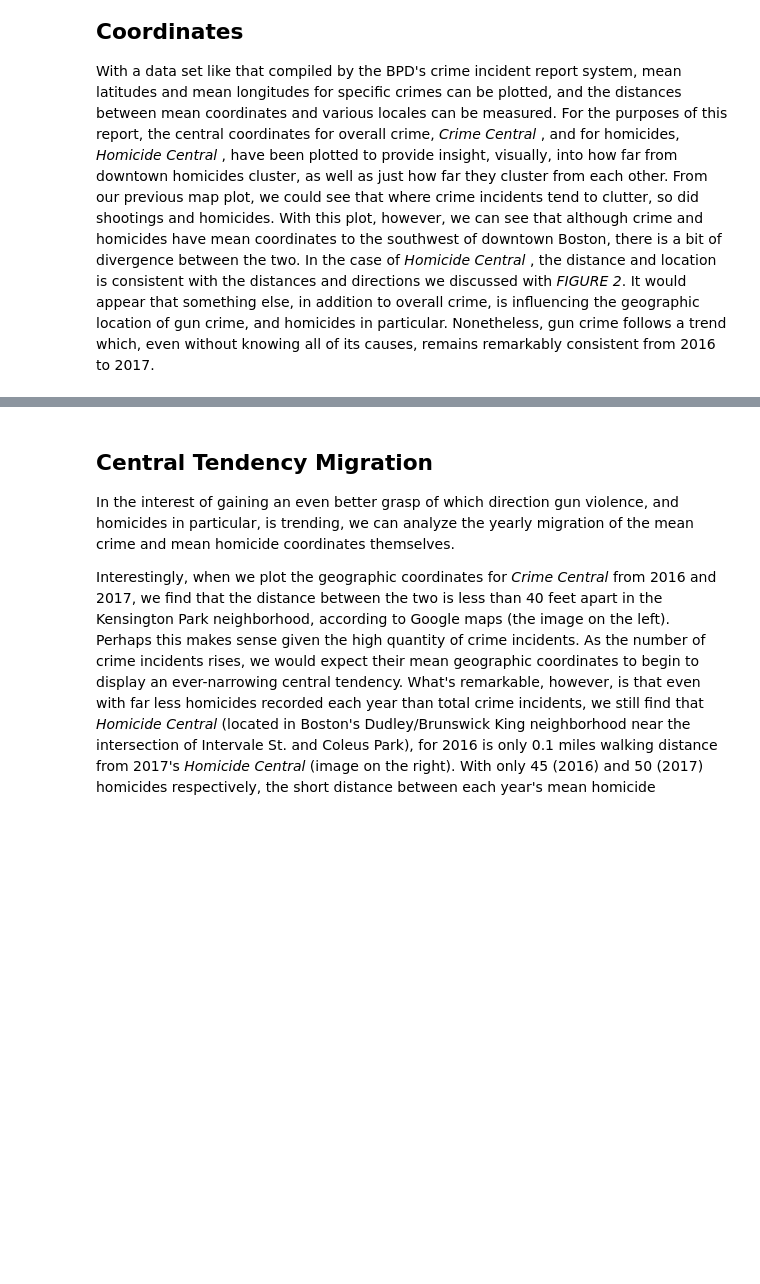
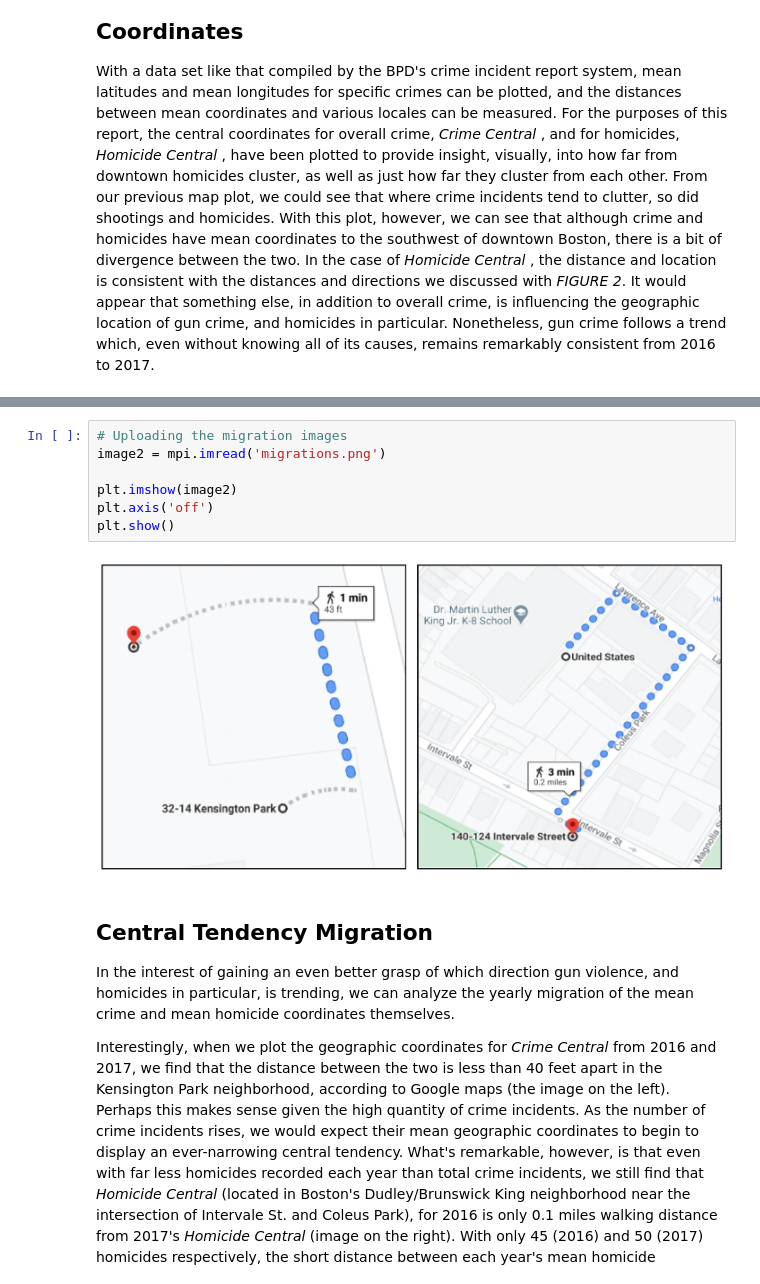
Before and after one commit to Ikwuakor/Boston-Crime, a Jupyter notebook: Boston Crime.ipynb, the cells around one changed output, grey strips where cells are left out. Saved outputs shown, nothing was run; the diff lists cells and outputs as text; blank space fills up the shorter version.

```diff
--- a/Boston Crime.ipynb
+++ b/Boston Crime.ipynb
@@ -311,3 +314,12 @@ With a data set like that compiled by the BPD's crime incident report system, me
+# %%
+# Uploading the migration images
+image2 = mpi.imread('migrations.png')
+
+plt.imshow(image2)
+plt.axis('off')
+plt.show()
+# %% [output]
+[figure, added]
 # %% [markdown]
 ## Central Tendency Migration
 
```
Also changed, not shown: parts of 2 cells of this notebook.
